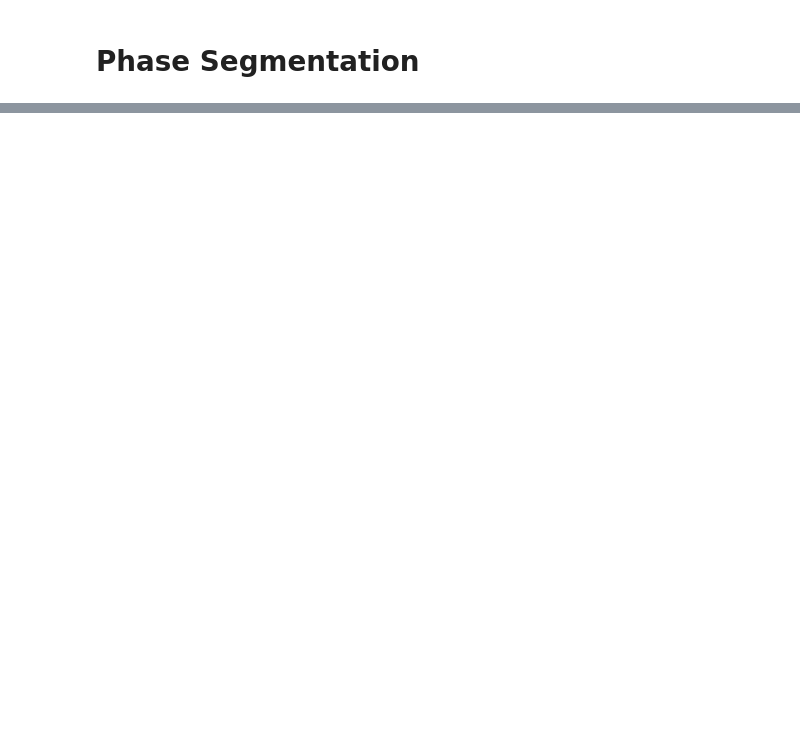
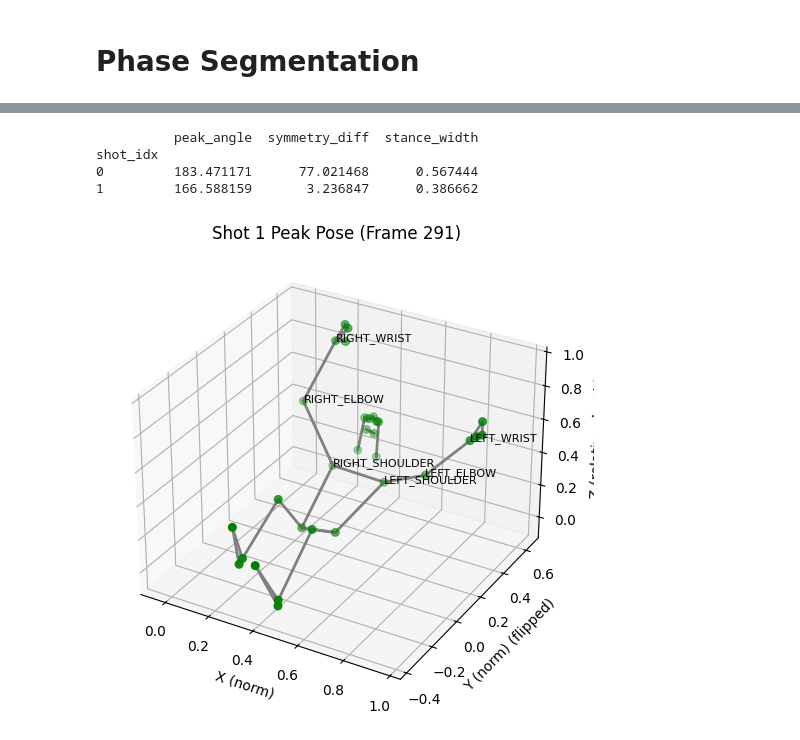
Before and after one commit to AniiiiKeT/TrueForm, a Jupyter notebook: notebooks/pose_detector_v2.ipynb, the cells around one changed output, grey strips where cells are left out. Cells and saved outputs as stored; diff of their text form; code cells hidden in the pictures; blank space fills up the shorter version.

```diff
--- a/notebooks/pose_detector_v2.ipynb
+++ b/notebooks/pose_detector_v2.ipynb
@@ -154,0 +261,21 @@ plt.show()
+# %%
+def dist(a, b):
+    return np.linalg.norm(a - b)
+
+# for each shot, measure ankle‐to‐ankle distance at the peak frame
+stance_widths = []
+for _, row in df.iterrows():
+    coords = landmarks[int(row['frame_peak'])]
+    lw = coords[L.LEFT_ANKLE.value]
+    rw = coords[L.RIGHT_ANKLE.value]
+    stance_widths.append(dist(lw, rw))
+
+df['stance_width'] = stance_widths
+
+# View updated table
+print(df[['peak_angle','symmetry_diff','stance_width']])
+# %% [output]
+          peak_angle  symmetry_diff  stance_width
+shot_idx
+0         183.471171      77.021468      0.567444
+1         166.588159       3.236847      0.386662
@@ -154,0 +284,59 @@ plt.show()
+# %%
+import numpy as np
+import matplotlib.pyplot as plt
+from mpl_toolkits.mplot3d import Axes3D
+from mediapipe import solutions
+
+# coords is your (33,3) array from landmarks[frame_peak]
+coords = coords.copy()  # don't overwrite original if you need it later
+
+# 1) Flip Y so 'up' is positive (image coords -> Cartesian-like)
+coords[:, 1] = 1.0 - coords[:, 1]
+
+# 2) Optionally invert Z if you want forward (toward camera) to be positive:
+# Try with and without this line to see which matches your intuition
+coords[:, 2] = -coords[:, 2]
+
+# 3) helper to set equal aspect in 3D
+def set_axes_equal(ax):
+    """Make 3D axes have equal scale."""
+    x_limits = ax.get_xlim3d()
+    y_limits = ax.get_ylim3d()
+    z_limits = ax.get_zlim3d()
+    x_range = abs(x_limits[1] - x_limits[0])
+    y_range = abs(y_limits[1] - y_limits[0])
+    z_range = abs(z_limits[1] - z_limits[0])
+    max_range = max(x_range, y_range, z_range)
+    x_mid = np.mean(x_limits)
+    y_mid = np.mean(y_limits)
+    z_mid = np.mean(z_limits)
+    ax.set_xlim3d(x_mid - max_range/2, x_mid + max_range/2)
+    ax.set_ylim3d(y_mid - max_range/2, y_mid + max_range/2)
+    ax.set_zlim3d(z_mid - max_range/2, z_mid + max_range/2)
+
+# 4) Colored joints & labels (example)
+L = solutions.pose.PoseLandmark
+elbows = (L.LEFT_ELBOW.value, L.RIGHT_ELBOW.value)
+colors = ['red' if i in elbows and shot['symmetry_diff'] > 5 else 'green' for i in range(coords.shape[0])]
+
+fig = plt.figure(figsize=(8,6))
+ax = fig.add_subplot(111, projection='3d')
+ax.set_title(f'Shot {shot_idx} Peak Pose (Frame {frame_peak})')
+
+ax.scatter(coords[:,0], coords[:,1], coords[:,2], c=colors, s=30)
+# draw bones (connections are pairs of ints)
+for s,e in solutions.pose.POSE_CONNECTIONS:
+    a = coords[s]; b = coords[e]
+    ax.plot([a[0], b[0]], [a[1], b[1]], [a[2], b[2]], c='gray', lw=2)
+
+# annotate a few key landmarks so you can sanity-check left/right
+for idx in [L.LEFT_SHOULDER.value, L.RIGHT_SHOULDER.value, L.LEFT_ELBOW.value, L.RIGHT_ELBOW.value, L.LEFT_WRIST.value, L.RIGHT_WRIST.value]:
+    ax.text(coords[idx,0], coords[idx,1], coords[idx,2], L(idx).name, fontsize=8)
+
+ax.set_xlabel('X (norm)')
+ax.set_ylabel('Y (norm) (flipped)')
+ax.set_zlabel('Z (relative depth)')
+set_axes_equal(ax)
+plt.show()
+# %% [output]
+[figure, added]
```
Also changed, not shown: parts of 10 cells of this notebook, 1 other file.
